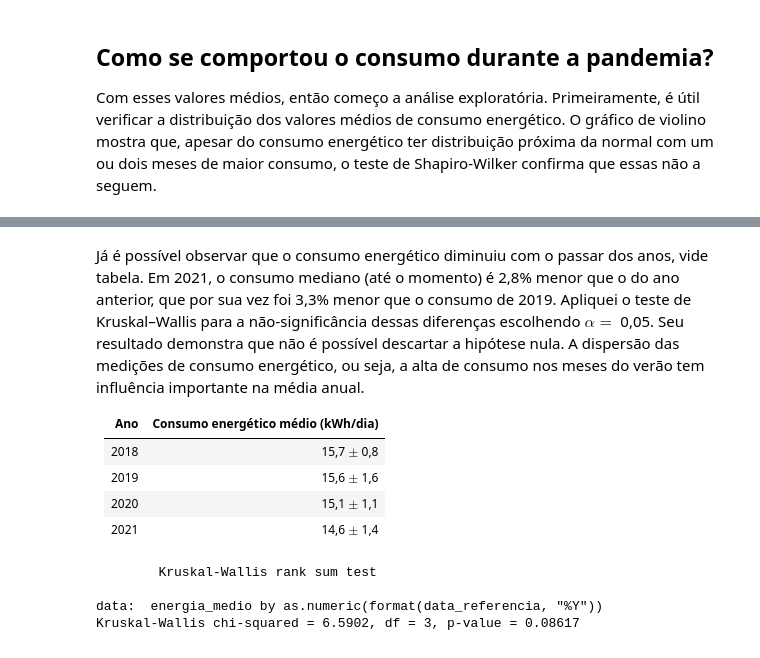
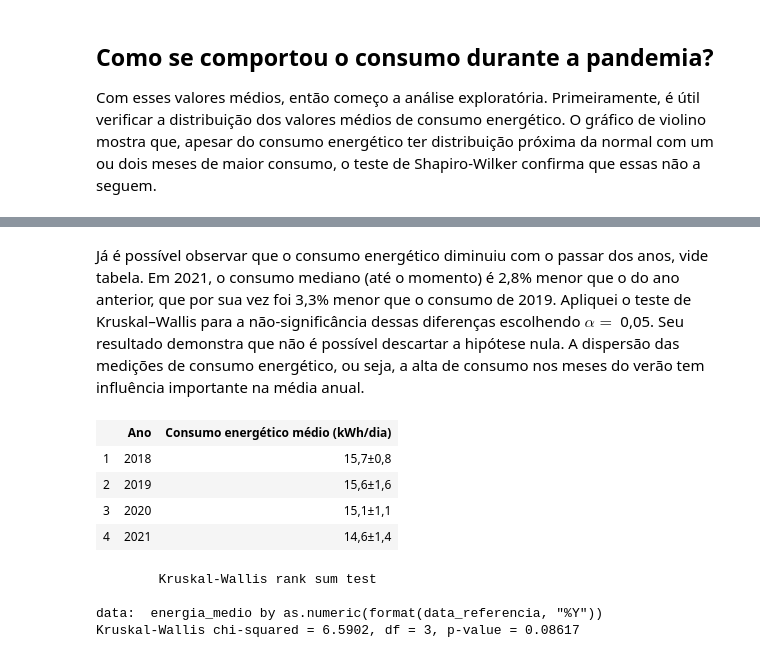
Before and after one commit to o-aleoli/projeto_consumo_energetico, a Jupyter notebook: caderno.ipynb, the cells around one changed output, grey strips where cells are left out. Drawn from its saved outputs; the diff is of its cells as text; code cells hidden in the pictures.

Commit message:
Pequena mudança na tabela

```diff
--- a/caderno.ipynb
+++ b/caderno.ipynb
@@ -162,12 +162,26 @@ W = 0.86759, p-value = 0.0002942
 # %% [markdown]
 Já é possível observar que o consumo energético diminuiu com o passar dos anos, vide tabela. Em 2021, o consumo mediano (até o momento) é 2,8% menor que o do ano anterior, que por sua vez foi 3,3% menor que o consumo de 2019. Apliquei o teste de Kruskal–Wallis para a não-significância dessas diferenças escolhendo $\alpha =$ 0,05. Seu resultado demonstra que não é possível descartar a hipótese nula. A dispersão das medições de consumo energético, ou seja, a alta de consumo nos meses do verão tem influência importante na média anual.
-
-| Ano | Consumo energético médio (kWh/dia) |
-| --- | --- |
-| 2018 | 15,7 $\pm$ 0,8 |
-| 2019 | 15,6 $\pm$ 1,6 |
-| 2020 | 15,1 $\pm$ 1,1 |
-| 2021 | 14,6 $\pm$ 1,4 |
+# %%
+library(xtable)
+library(IRdisplay)
+library(repr)
+
+options(repr.vector.quote = FALSE)
+
+tabela <- xtable(
+    data.frame(
+        c("2018", "2019", "2020", "2021"),
+        c("15,7±0,8", "15,6±1,6", "15,1±1,1", "14,6±1,4")
+    )
+)
+colnames(tabela) <- c("Ano", "Consumo energético médio (kWh/dia)")
+display_html(paste(capture.output(print(tabela, type = 'html')), collapse="", sep=""))
+# %% [output]
+|  | Ano | Consumo energético médio (kWh/dia) |
+| 1 | 2018 | 15,7±0,8 |
+| 2 | 2019 | 15,6±1,6 |
+| 3 | 2020 | 15,1±1,1 |
+| 4 | 2021 | 14,6±1,4 |
 # %%
 # Comparação de consumo médio anual
 energia_medio_ano <- c(
```
Also changed, not shown: parts of 1 cell of this notebook.
